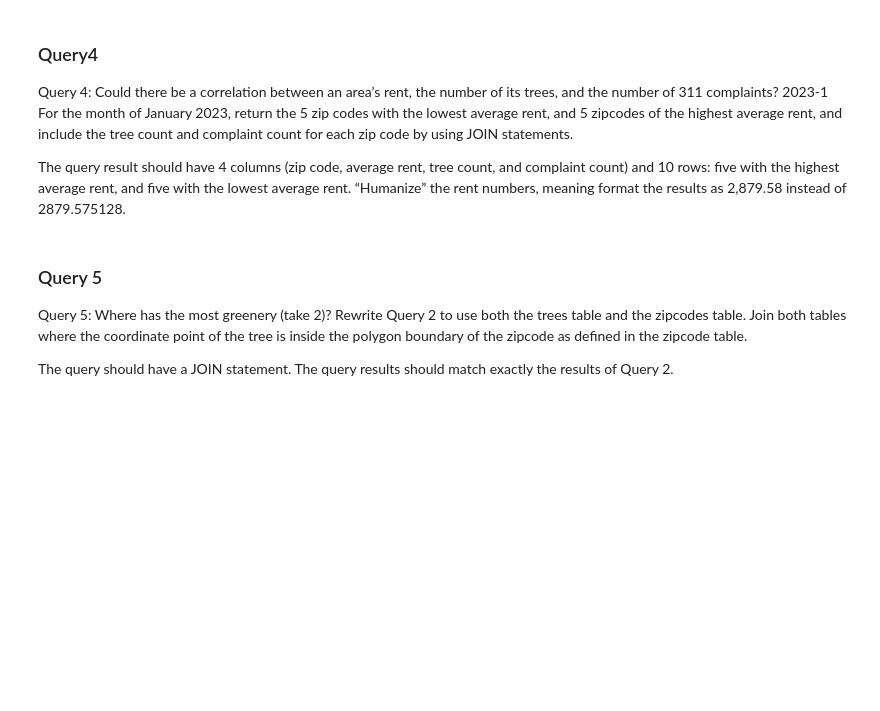
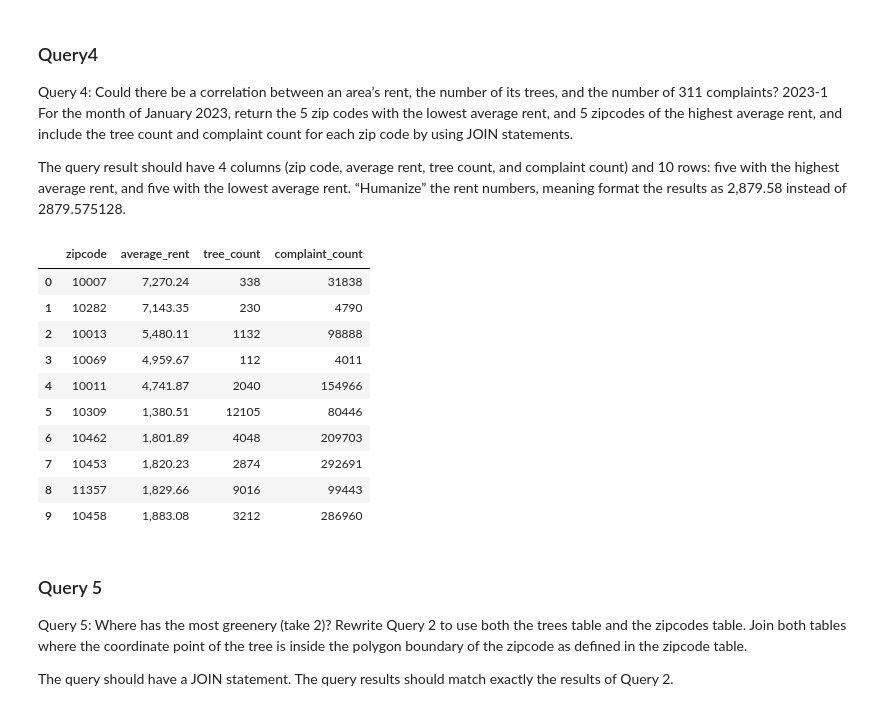
Before and after one commit to Yawenislearning/project-group28, a Jupyter notebook: project_code.ipynb, the cells around one changed output. Saved outputs shown, nothing was run; the diff lists cells and outputs as text; code cells hidden in the pictures; blank space fills up the shorter version.

Commit message:
Add query4

```diff
--- a/project_code.ipynb
+++ b/project_code.ipynb
@@ -731,10 +765,21 @@ QUERY_4 = """
 """
 write_query_to_file(QUERY_4, QUERY_4_FILENAME)
 # %%
-with engine.connect() as conn:
-    result = conn.execute(db.text(QUERY_4))
-    for row in result:
-        print(row)
+engine = create_engine(DB_URL)
+df = pd.read_sql_query(QUERY_4, con=engine)
+df
+# %% [output]
+|  | zipcode | average_rent | tree_count | complaint_count |
+| 0 | 10007 | 7,270.24 | 338 | 31838 |
+| 1 | 10282 | 7,143.35 | 230 | 4790 |
+| 2 | 10013 | 5,480.11 | 1132 | 98888 |
+| 3 | 10069 | 4,959.67 | 112 | 4011 |
+| 4 | 10011 | 4,741.87 | 2040 | 154966 |
+| 5 | 10309 | 1,380.51 | 12105 | 80446 |
+| 6 | 10462 | 1,801.89 | 4048 | 209703 |
+| 7 | 10453 | 1,820.23 | 2874 | 292691 |
+| 8 | 11357 | 1,829.66 | 9016 | 99443 |
+| 9 | 10458 | 1,883.08 | 3212 | 286960 |
 # %% [markdown]
 ### Query 5
 
```
Also changed, not shown: parts of 3 cells of this notebook.
